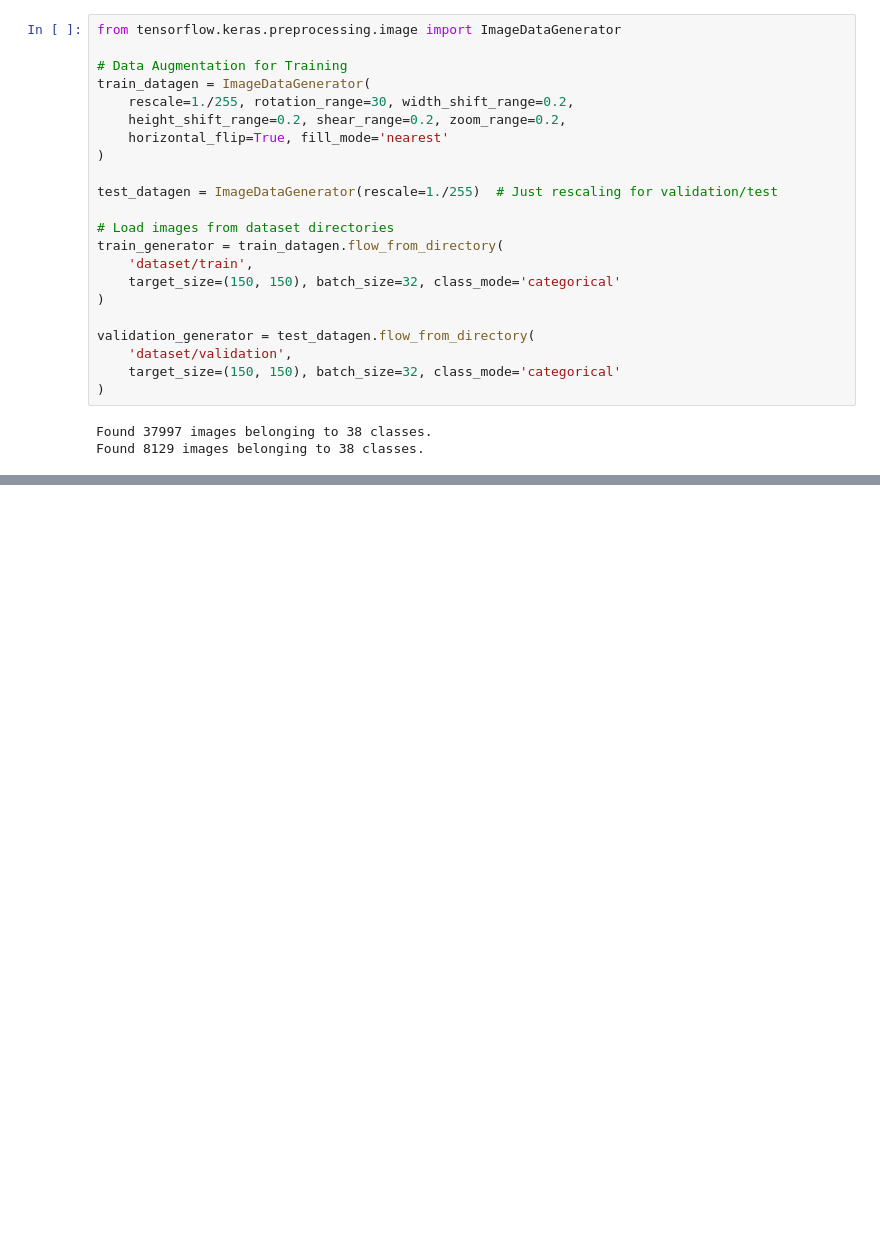
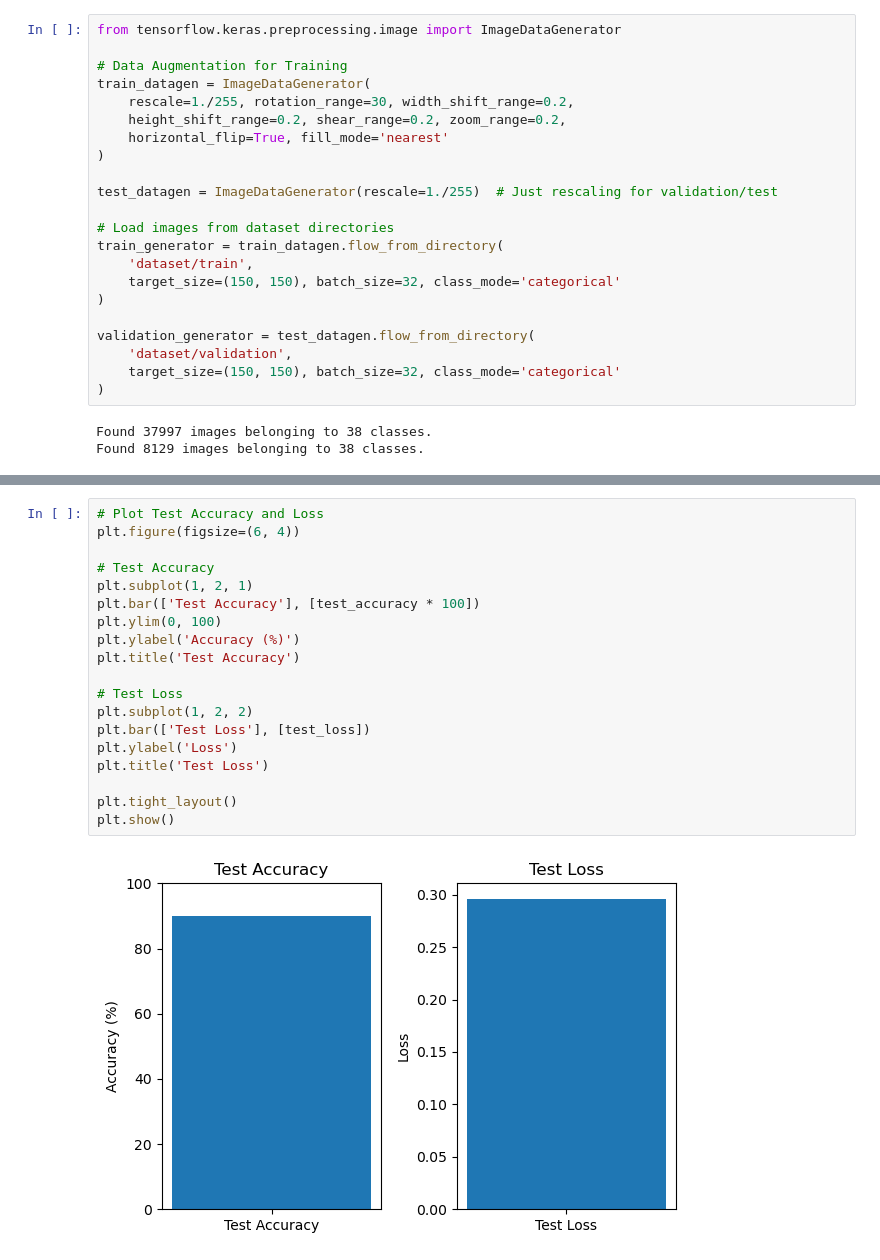
Before and after one commit to Goyalrahul1516/CNN_crop_disease_model, a Jupyter notebook: DL_project_102115191.ipynb, the cells around one changed output, grey strips where cells are left out. Saved outputs shown, nothing was run; the diff lists cells and outputs as text; blank space fills up the shorter version.

```diff
--- a/DL_project_102115191.ipynb
+++ b/DL_project_102115191.ipynb
@@ -209,0 +193,21 @@ Predicted class: Pepper,_bell___Bacterial_spot
+# %%
+# Plot Test Accuracy and Loss
+plt.figure(figsize=(6, 4))
+
+# Test Accuracy
+plt.subplot(1, 2, 1)
+plt.bar(['Test Accuracy'], [test_accuracy * 100])
+plt.ylim(0, 100)
+plt.ylabel('Accuracy (%)')
+plt.title('Test Accuracy')
+
+# Test Loss
+plt.subplot(1, 2, 2)
+plt.bar(['Test Loss'], [test_loss])
+plt.ylabel('Loss')
+plt.title('Test Loss')
+
+plt.tight_layout()
+plt.show()
+# %% [output]
+[figure, added]
```
Also changed, not shown: parts of 7 cells of this notebook.
